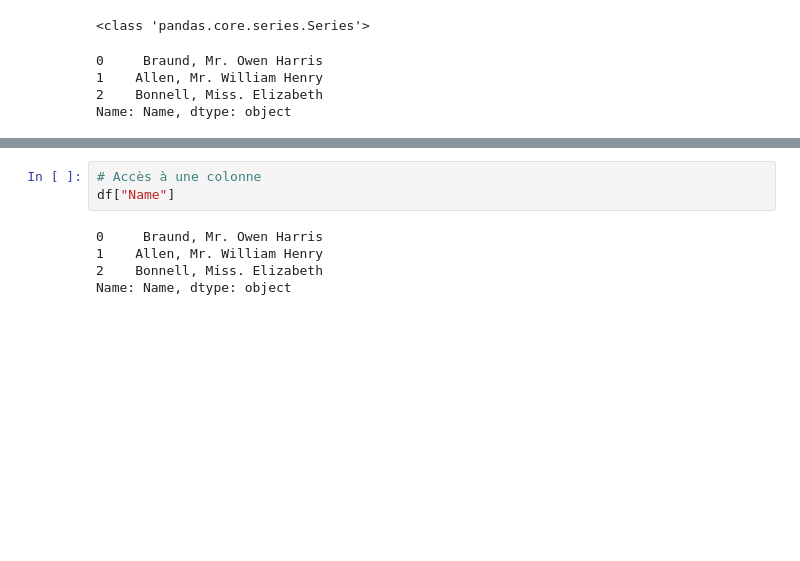
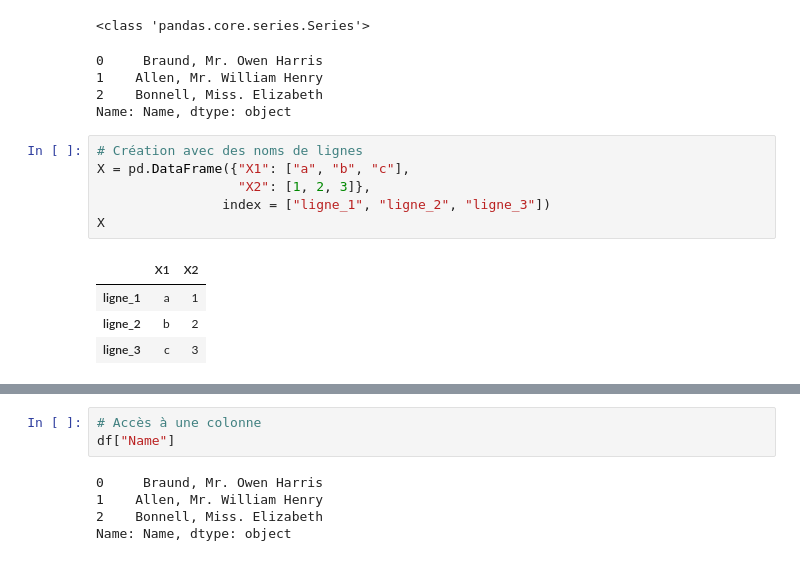
Before and after one commit to lelain/Notes_Python, a Jupyter notebook: Numpy_Matplotlib_Pandas.ipynb, the cells around one changed output, grey strips where cells are left out. Saved outputs shown, nothing was run; the diff lists cells and outputs as text; blank space fills up the shorter version.

```diff
--- a/Numpy_Matplotlib_Pandas.ipynb
+++ b/Numpy_Matplotlib_Pandas.ipynb
@@ -1062,3 +1065,14 @@ df.Name
 1    Allen, Mr. William Henry
 2    Bonnell, Miss. Elizabeth
 Name: Name, dtype: object
+# %%
+# Création avec des noms de lignes
+X = pd.DataFrame({"X1": ["a", "b", "c"],
+                  "X2": [1, 2, 3]},
+                index = ["ligne_1", "ligne_2", "ligne_3"])
+X
+# %% [output]
+|  | X1 | X2 |
+| ligne_1 | a | 1 |
+| ligne_2 | b | 2 |
+| ligne_3 | c | 3 |
```
Also changed, not shown: parts of 53 cells of this notebook, 3 other files.
